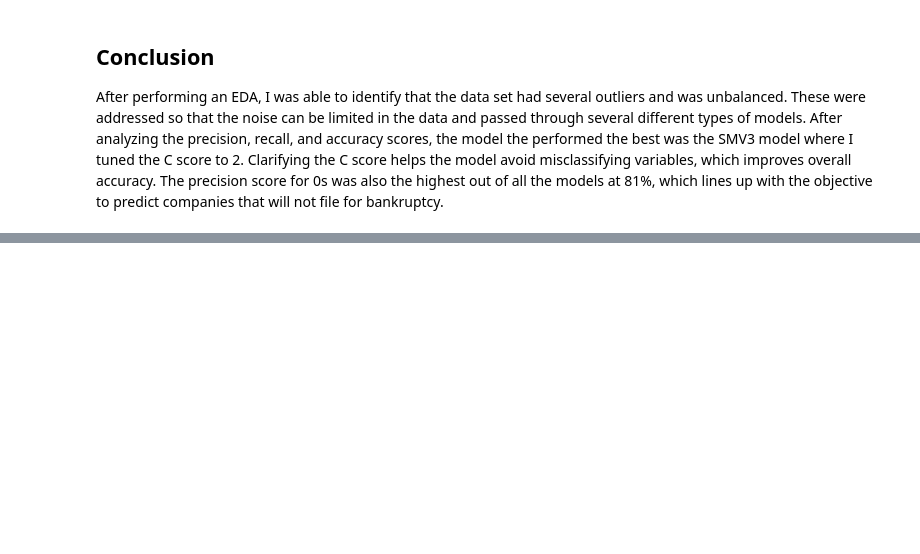
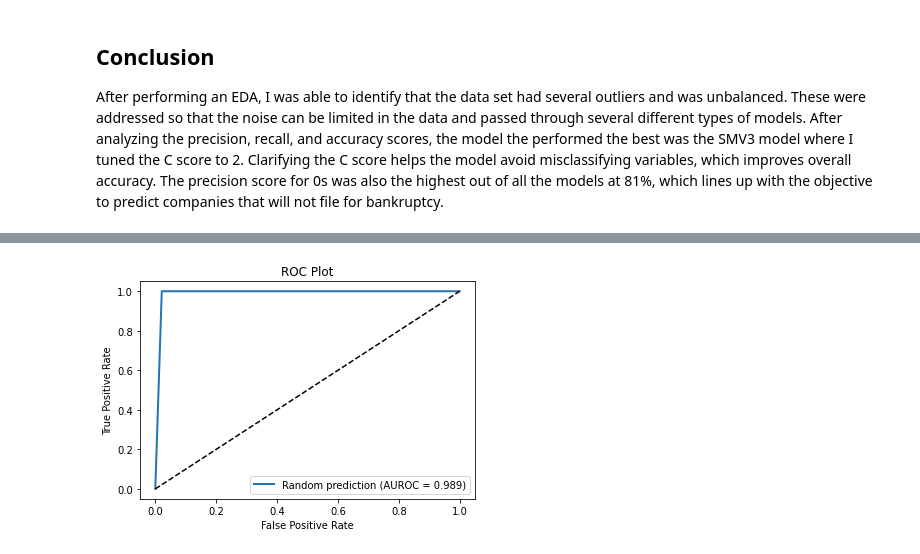
Before and after one commit to DrakeData/Bankruptcy_Prediction, a Jupyter notebook: bankruptcy_pred_main.ipynb, the cells around one changed output, grey strips where cells are left out. Cells and saved outputs as stored; diff of their text form; code cells hidden in the pictures; blank space fills up the shorter version.

Commit message:
Code uses decision tree model

```diff
--- a/bankruptcy_pred_main.ipynb
+++ b/bankruptcy_pred_main.ipynb
@@ -488,0 +554,18 @@ After performing an EDA, I was able to identify that the data set had several ou
+# %%
+# Set up the parameters and distribution
+param_dist = {"max_depth": [3, None],
+             "max_features": randint(1,9),
+             "min_samples_leaf": randint(1,9),
+             "criterion": ["gini","entropy"]}
+# Set up model
+dec_tree = DecisionTreeClassifier()
+
+# Instantiate RandomizedSearchCV
+tree_cv = RandomizedSearchCV(dec_tree, param_dist, cv=5)
+
+# Train model
+tree_cv.fit(x_train, y_train)
+
+# Predict
+tree_pred = tree_cv.predict_proba(x_test)[:,1]
+tree_pred1 = tree_cv.predict(x_test)
@@ -488,0 +574,6 @@ After performing an EDA, I was able to identify that the data set had several ou
+# %%
+tree_rocaucscore = roc_auc_score(y_test, tree_pred)
+tree_f1score = f1_score(y_test, tree_pred1)
+tree_accuracyscore = accuracy_score(y_test, tree_pred1)
+
+print(f'ROC AUC Score: {tree_rocaucscore} \nF-1 Score: {tree_f1score} \nAccuracy Score: {tree_accuracyscore}')
@@ -488,0 +590,17 @@ After performing an EDA, I was able to identify that the data set had several ou
+# %%
+dt_fpr, dt_tpr, _ = roc_curve(y_test, tree_pred)
+
+plt.plot(dt_fpr, dt_tpr, linewidth=2, label='Random prediction (AUROC = %0.3f)' % tree_rocaucscore)
+plt.plot([0,1], [0,1], 'k--')
+
+# Title
+plt.title('ROC Plot')
+# Axis labels
+plt.xlabel('False Positive Rate')
+plt.ylabel('True Positive Rate')
+# Show legend
+plt.legend() #
+# Show plot
+plt.show()
+# %% [output]
+[figure, added]
```
Also changed, not shown: parts of 18 cells of this notebook.
